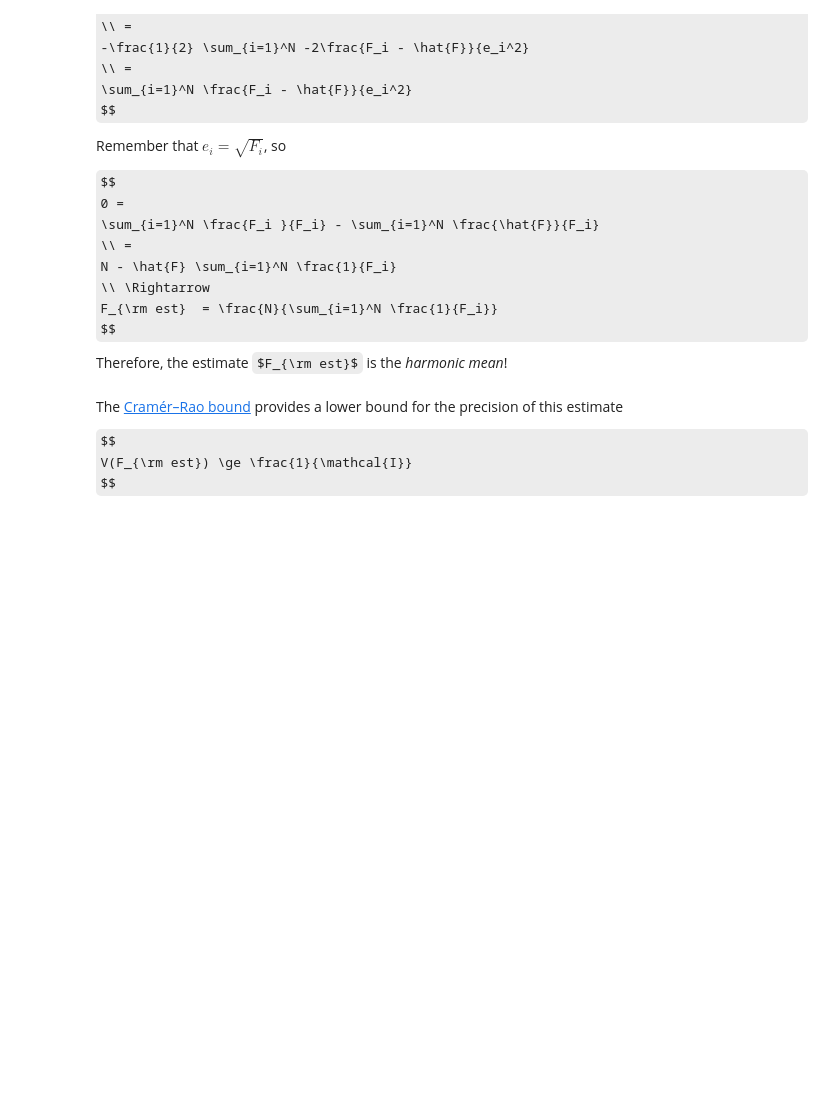
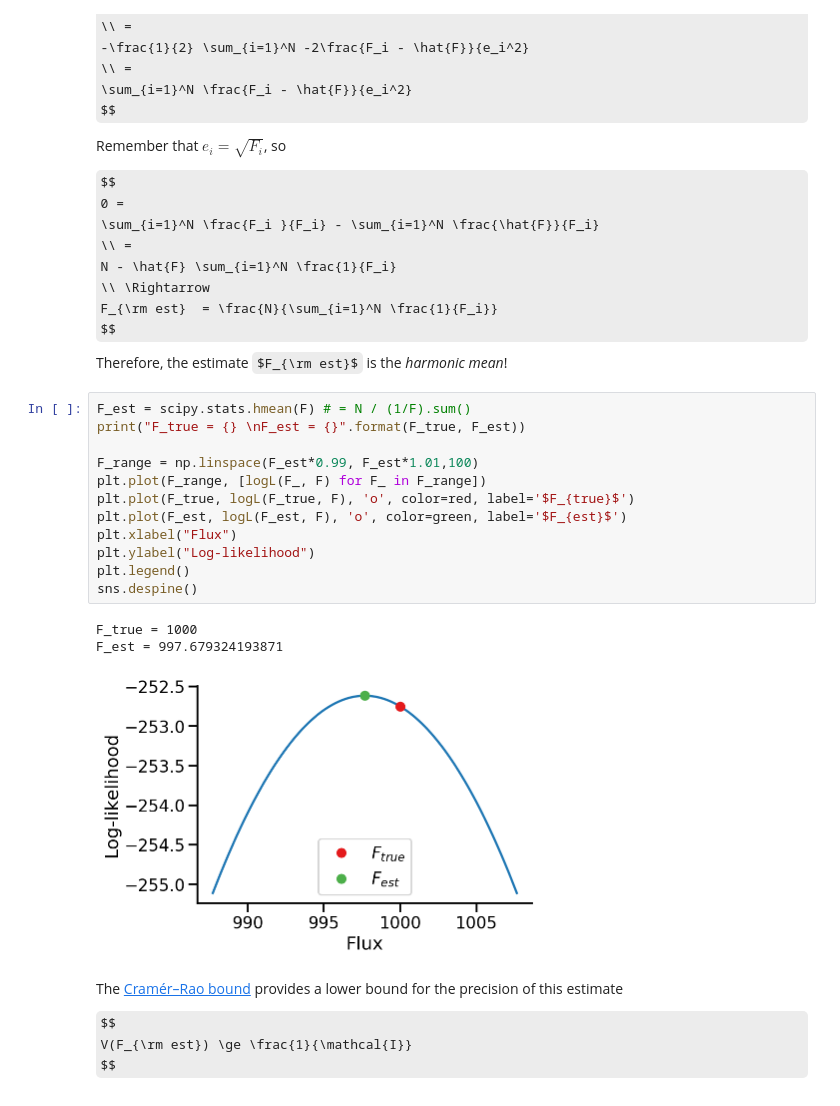
Before and after one commit to yoavram/SciComPy, a Jupyter notebook: notebooks/bayesian.ipynb, the cells around one changed output. Drawn from its saved outputs; the diff is of its cells as text; some formulas as TeX source; blank space fills up the shorter version.

```diff
--- a/notebooks/bayesian.ipynb
+++ b/notebooks/bayesian.ipynb
@@ -137,6 +138,22 @@ N - \hat{F} \sum_{i=1}^N \frac{1}{F_i}
 F_{\rm est}  = \frac{N}{\sum_{i=1}^N \frac{1}{F_i}}
 $$
 Therefore, the estimate $F_{\rm est}$ is the *harmonic mean*!
+# %%
+F_est = scipy.stats.hmean(F) # = N / (1/F).sum()
+print("F_true = {} \nF_est = {}".format(F_true, F_est))
+
+F_range = np.linspace(F_est*0.99, F_est*1.01,100)
+plt.plot(F_range, [logL(F_, F) for F_ in F_range])
+plt.plot(F_true, logL(F_true, F), 'o', color=red, label='$F_{true}$')
+plt.plot(F_est, logL(F_est, F), 'o', color=green, label='$F_{est}$')
+plt.xlabel("Flux")
+plt.ylabel("Log-likelihood")
+plt.legend()
+sns.despine()
+# %% [output]
+F_true = 1000
+F_est = 997.679324193871
+[figure, added]
 # %% [markdown]
 The [Cramér–Rao bound](https://en.wikipedia.org/wiki/Cramér–Rao_bound) provides a lower bound for the precision of this estimate
 
```
Also changed, not shown: parts of 40 cells of this notebook.
